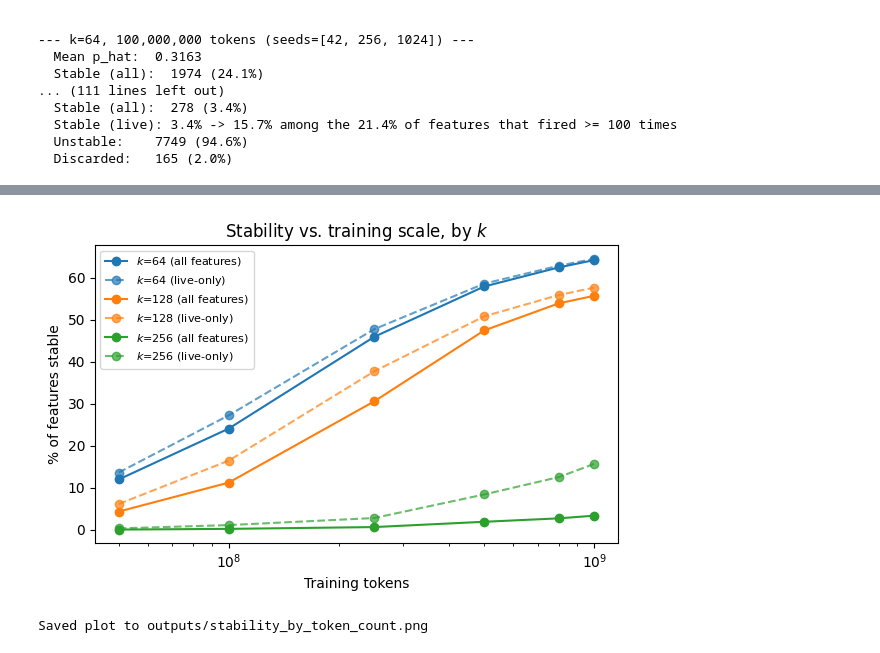
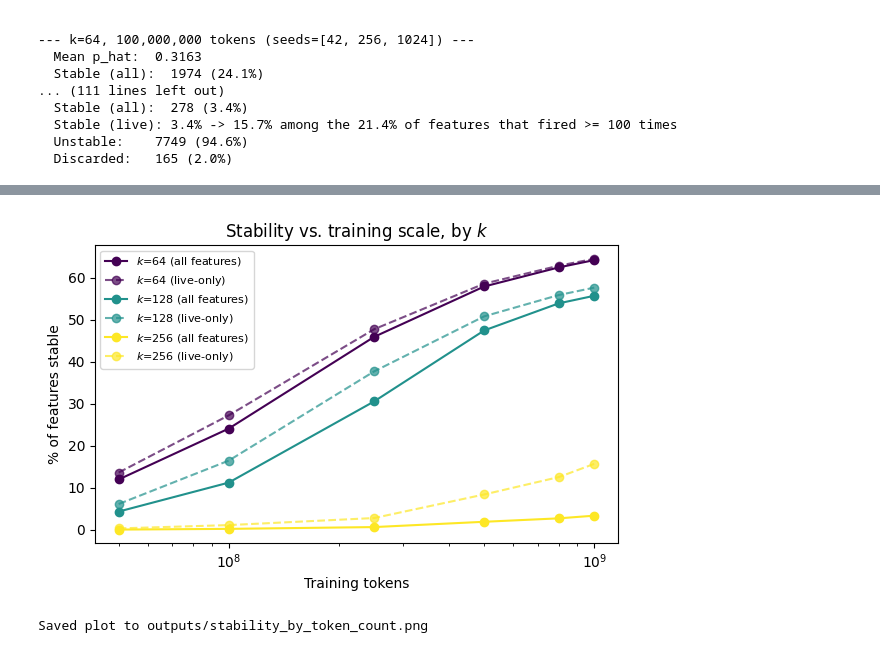
Before and after one commit to DenisLim95/sparse-autoencoder-stability-project, a Jupyter notebook: stability_by_token_count.ipynb, the cells around one changed output, grey strips where cells are left out. Cells and saved outputs as stored; diff of their text form; code cells hidden in the pictures.

```diff
--- a/stability_by_token_count.ipynb
+++ b/stability_by_token_count.ipynb
@@ -418,32 +418,41 @@ SUMMARY: stability vs. training token count, by k (all-features vs. live-only)
 Saved summary to outputs/stability_by_token_count.npz
 # %%
 import matplotlib.pyplot as plt
+import matplotlib.colors as mcolors
+import numpy as np
 
 ks_present = sorted(set(r["k"] for r in results))
+
+# Map k to a position in [0, 1] along viridis, using log-scale since k doubles each step
+log_ks = np.log2(ks_present)
+norm = mcolors.Normalize(vmin=log_ks.min(), vmax=log_ks.max())
+cmap = plt.cm.viridis
+
 fig, ax = plt.subplots(1, 1, figsize=(6, 4))
 
 for k in ks_present:
+    color = cmap(norm(np.log2(k)))
     rows = [r for r in results if r["k"] == k]
     rows.sort(key=lambda r: r["token_count"])
     token_counts = [r["token_count"] for r in rows]
     pct_stable = [r["pct_stable"] for r in rows]
     pct_stable_live = [r["pct_stable_live"] for r in rows]
 
-    (line,) = ax.plot(token_counts, pct_stable, marker="o", label=f"$k$={k} (all features)")
+    ax.plot(token_counts, pct_stable, marker="o", color=color, label=f"$k$={k} (all features)")
     if not all(np.isnan(pct_stable_live)):
         ax.plot(token_counts, pct_stable_live, marker="o", linestyle="--",
-                 color=line.get_color(), alpha=0.7, label=f"$k$={k} (live-only)")
+                 color=color, alpha=0.7, label=f"$k$={k} (live-only)")
 
 ax.set_xscale("log")
 ax.set_xlabel("Training tokens")
 ax.set_ylabel("% of features stable")
 ax.set_title("Stability vs. training scale, by $k$")
 ax.legend(fontsize=8)
 
 plt.tight_layout()
 plt.savefig("outputs/stability_by_token_count.png", dpi=150)
 plt.show()
 print("Saved plot to outputs/stability_by_token_count.png")
 # %% [output]
-[figure, old version]
+[figure, new version]
 Saved plot to outputs/stability_by_token_count.png
```
Also changed, not shown: parts of 1 cell of this notebook, 1 other file.
